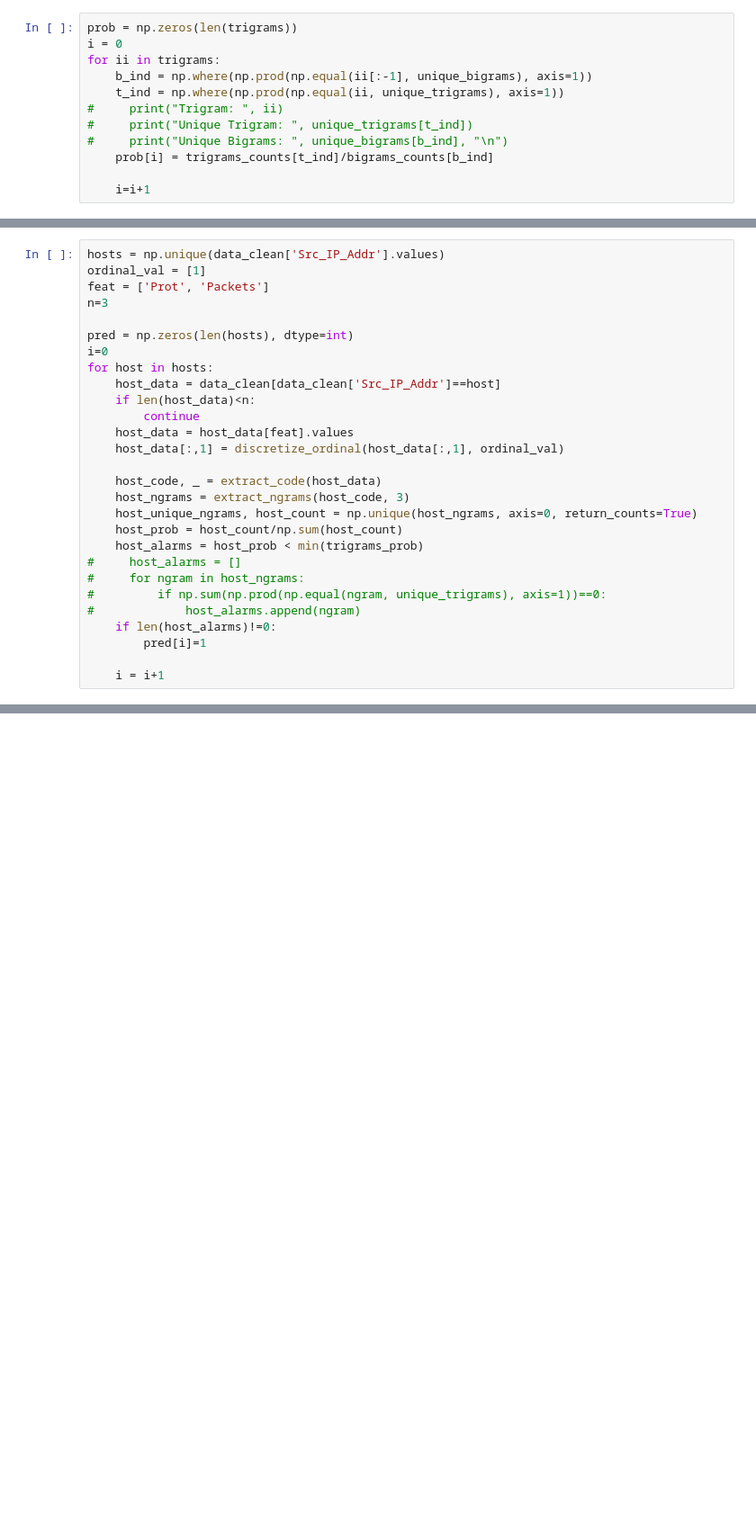
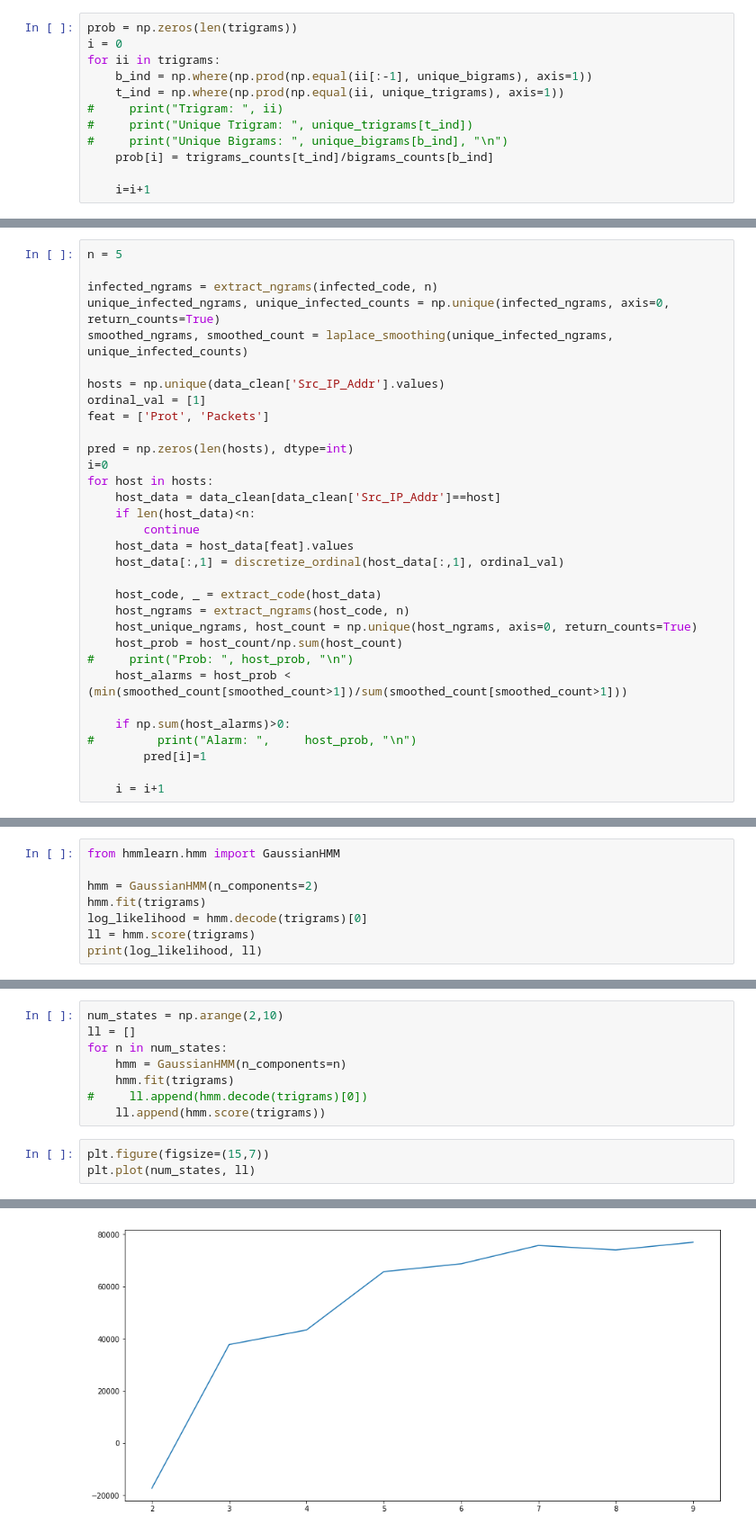
Before and after one commit to giannislelekas/CS4035, a Jupyter notebook: lab3/Botnet_Profiling_Task.ipynb, the cells around one changed output, grey strips where cells are left out. Shown at 90% size. Cells and saved outputs as stored; diff of their text form; blank space fills up the shorter version.

Commit message:
ngrams method is working; hmms added (extra method). Flow data discretization needs cleanup

```diff
--- a/lab3/Botnet_Profiling_Task.ipynb
+++ b/lab3/Botnet_Profiling_Task.ipynb
@@ -127,9 +282,14 @@ TN: 351
 521
 # %%
+n = 5
+
+infected_ngrams = extract_ngrams(infected_code, n)
+unique_infected_ngrams, unique_infected_counts = np.unique(infected_ngrams, axis=0, return_counts=True)
+smoothed_ngrams, smoothed_count = laplace_smoothing(unique_infected_ngrams, unique_infected_counts)
+
 hosts = np.unique(data_clean['Src_IP_Addr'].values)
 ordinal_val = [1]
 feat = ['Prot', 'Packets']
-n=3
 
 pred = np.zeros(len(hosts), dtype=int)
 i=0
@@ -141,15 +301,14 @@ for host in hosts:
     host_data[:,1] = discretize_ordinal(host_data[:,1], ordinal_val)
 
     host_code, _ = extract_code(host_data)
-    host_ngrams = extract_ngrams(host_code, 3)
+    host_ngrams = extract_ngrams(host_code, n)
     host_unique_ngrams, host_count = np.unique(host_ngrams, axis=0, return_counts=True)
     host_prob = host_count/np.sum(host_count)
-    host_alarms = host_prob < min(trigrams_prob)
-#     host_alarms = []
-#     for ngram in host_ngrams:
-#         if np.sum(np.prod(np.equal(ngram, unique_trigrams), axis=1))==0:
-#             host_alarms.append(ngram)
-    if len(host_alarms)!=0:
+#     print("Prob: ", host_prob, "\n")
+    host_alarms = host_prob < (min(smoothed_count[smoothed_count>1])/sum(smoothed_count[smoothed_count>1]))
+
+    if np.sum(host_alarms)>0:
+#         print("Alarm: ",     host_prob, "\n")
         pred[i]=1
 
     i = i+1
@@ -171,0 +333,8 @@ TN: 124
+# %%
+from hmmlearn.hmm import GaussianHMM
+
+hmm = GaussianHMM(n_components=2)
+hmm.fit(trigrams)
+log_likelihood = hmm.decode(trigrams)[0]
+ll = hmm.score(trigrams)
+print(log_likelihood, ll)
@@ -171,0 +343,12 @@ TN: 124
+# %%
+num_states = np.arange(2,10)
+ll = []
+for n in num_states:
+    hmm = GaussianHMM(n_components=n)
+    hmm.fit(trigrams)
+#     ll.append(hmm.decode(trigrams)[0])
+    ll.append(hmm.score(trigrams))
+# %%
+plt.figure(figsize=(15,7))
+plt.plot(num_states, ll)
+# %% [output]
@@ -171,0 +356 @@ TN: 124
+[figure, added]
```
Also changed, not shown: parts of 29 cells of this notebook, 1 other file.
